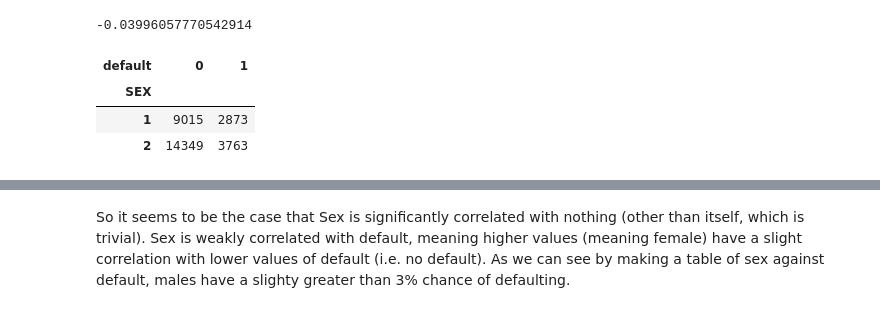
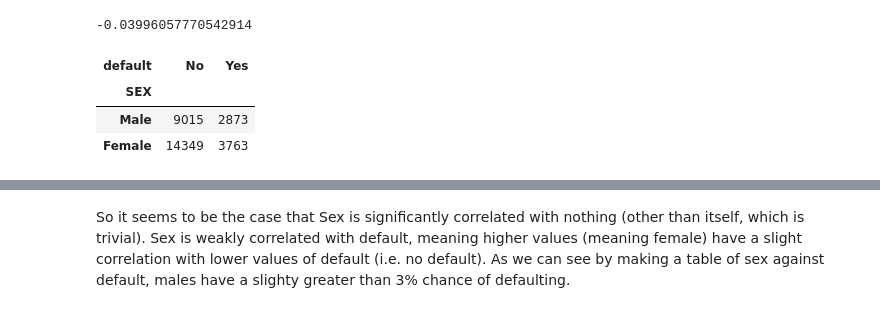
Before and after one commit to gblinick/Predicting-Credit-Card-Default-in-sci-kit-learn, a Jupyter notebook: EDA/EDA Scratchpad.ipynb, the cells around one changed output, grey strips where cells are left out. Cells and saved outputs as stored; diff of their text form; code cells hidden in the pictures.

```diff
--- a/EDA/EDA Scratchpad.ipynb
+++ b/EDA/EDA Scratchpad.ipynb
@@ -310,9 +310,11 @@ c
 -0.03996057770542914
 # %%
 gender = data.groupby(['SEX', 'default']).size().unstack(['default'])
+gender.rename(columns={0:"No", 1:"Yes"}, inplace=True)
+gender.rename(index = {1:"Male", 2:"Female"}, inplace=True)
 gender
 # %% [output]
-| default | 0 | 1 |
+| default | No | Yes |
 | SEX |  |  |
-| 1 | 9015 | 2873 |
-| 2 | 14349 | 3763 |
+| Male | 9015 | 2873 |
+| Female | 14349 | 3763 |
```
Also changed, not shown: parts of 29 cells of this notebook.
